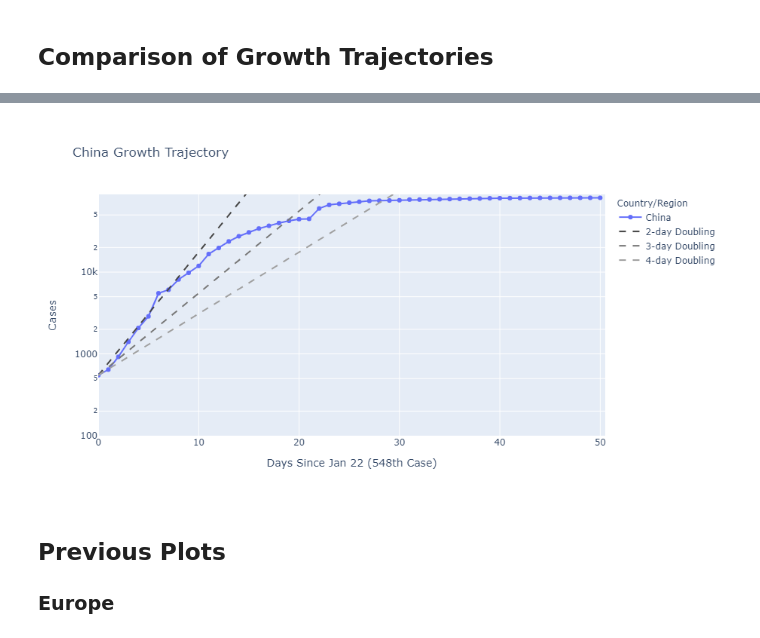
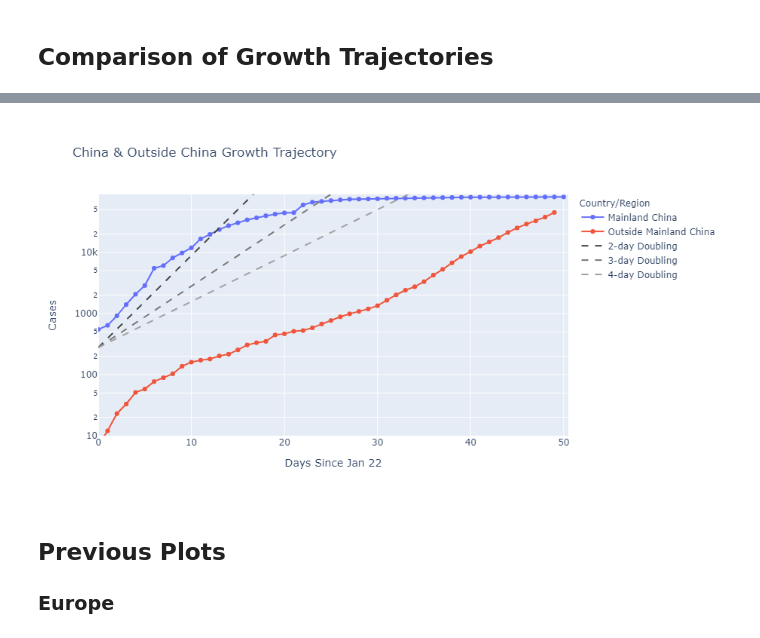
Before and after one commit to jenfly/covid-19, a Jupyter notebook: covid-19-timeseries.ipynb, the cells around one changed output, grey strips where cells are left out. Drawn from its saved outputs; the diff is of its cells as text; code cells hidden in the pictures.

Commit message:
Update plots

```diff
--- a/covid-19-timeseries.ipynb
+++ b/covid-19-timeseries.ipynb
@@ -31,6 +31,11 @@ cov_in.head(2)
 cov_by_state = cov_in.melt(id_vars=['Province/State', 'Country/Region', 'Lat', 'Long'],
                            var_name='Date', value_name='Cases')
 cov_by_state['Date'] = pd.to_datetime(cov_by_state['Date'])
+
+# Separate Hong Kong from mainland China
+idx_hong_kong = cov_by_state['Province/State'].str.contains('Hong Kong').fillna(False)
+cov_by_state.loc[idx_hong_kong, 'Country/Region'] = 'Hong Kong'
+
 cov_by_state.head(2)
 # %% [output]
 |  | Province/State | Country/Region | Lat | Long | Date | Cases |
@@ -189,17 +202,34 @@ if publish:
 # %%
-# China growth trajectory
+# China & Outside China growth trajectories
 date_min = cov.loc[cov['Country/Region'] == 'China', 'Date'].min().strftime('%b %d')
-cases_min = cov.loc[cov['Country/Region'] == 'China', 'Cases'].min()
-xlabel = f'Days Since {date_min}'
-df_plot = cov.rename({'Days Since 100th Case' : xlabel}, axis=1)
-fig = plot_growth(df_plot, 'China', title='China Growth Trajectory', xlabel=xlabel)
-fig.update_layout(xaxis_title=f'Days Since {date_min} ({cases_min:.0f}th Case)')
+day_label = f'Days Since {date_min}'
+df_plot = (cov[cov['Country/Region'] == 'China']
+           .rename({'Days Since 100th Case' : day_label}, axis=1)
+           .replace({'China' : 'Mainland China'})
+          )
+
+# Compute total cases outside mainland China
+n_countries = cov.loc[cov['Country/Region'] != 'China', 'Country/Region'].nunique()
+outside_china = (cov[cov['Country/Region'] != 'China']
+                 .groupby('Date')['Cases']
+                 .sum(min_count=n_countries)
+                 .reset_index(drop=False))
+outside_china['Country/Region'] = 'Outside Mainland China'
+outside_china[day_label] = outside_china.index.values
+df_plot = df_plot.append(outside_china)
+
+# Plot growth trajectories
+regions = ['Mainland China', 'Outside Mainland China']
+range_y = (10, 1.1 * max(df_plot['Cases']))
+fig = plot_growth(df_plot, regions, title='China & Outside China Growth Trajectory',
+                  xlabel=day_label, range_y=range_y, double_times=[2, 3, 4])
+fig.update_layout(xaxis_title=f'Days Since {date_min}')
 fig.show()
 
 if publish:
     py.plot(fig, filename=f'covid19_growth_{publish_tag}_02')
 # %% [output]
-[figure, old version]
+[figure, new version]
 # %% [markdown]
 ## Previous Plots
 
```
Also changed, not shown: parts of 3 cells of this notebook.
